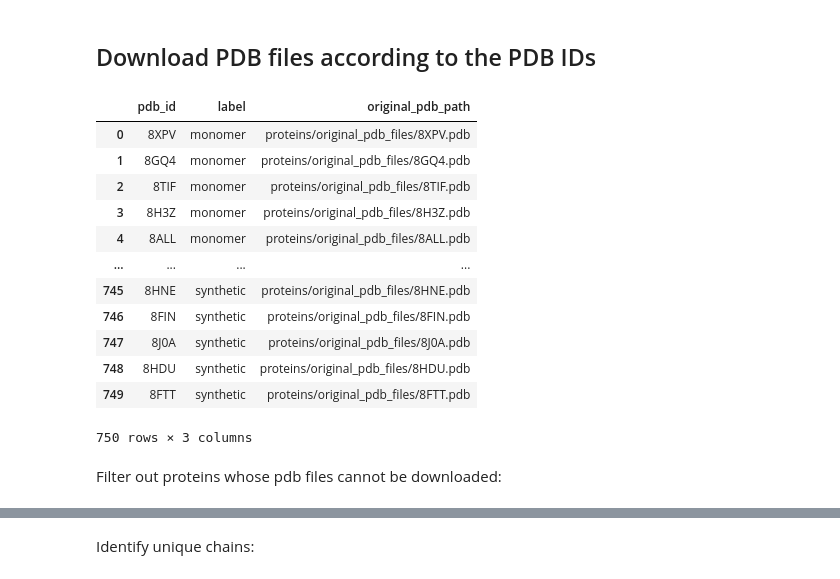
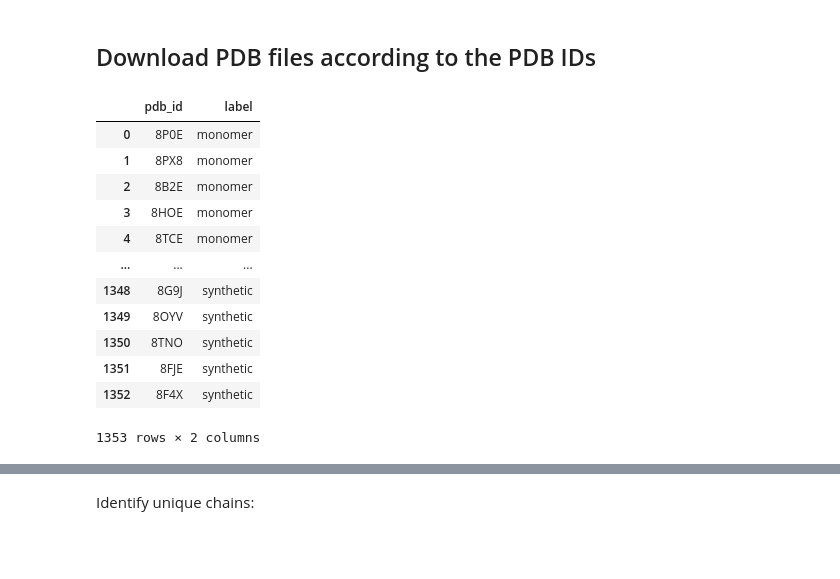
Before and after one commit to ML-Bioinfo-CEITEC/CAoPSPT, a Jupyter notebook: protein_loading.ipynb, the cells around one changed output, grey strips where cells are left out. Cells and saved outputs as stored; diff of their text form; code cells hidden in the pictures; blank space fills up the shorter version.

```diff
--- a/protein_loading.ipynb
+++ b/protein_loading.ipynb
@@ -23,7 +8,19 @@ CHAIN_FASTA_FILES_DIRECTORY = "proteins/chain_fasta_files"
+# %%
+DATA_DIRECTORY = "data"
+if not os.path.exists(DATA_DIRECTORY):
+    os.makedirs(DATA_DIRECTORY)
+
+PROTEIN_DIRECTORY = "data/proteins"
+if not os.path.exists(PROTEIN_DIRECTORY):
+    os.makedirs(PROTEIN_DIRECTORY)
 # %% [markdown]
 ## Load `proteins` dataframe from csv file
 # %%
-proteins = pd.read_csv("proteins/original_protein_dataset.csv")
+proteins = pd.read_csv("data/proteins_dataset.csv")
+for pdb_id in proteins["pdb_id"]:
+    if not os.path.exists(f"{PROTEIN_DIRECTORY}/{pdb_id}"):
+        os.makedirs(f"{PROTEIN_DIRECTORY}/{pdb_id}")
+
 proteins
 # %% [output]
 |  | pdb_id | label |
@@ -42,51 +39,53 @@ proteins
 # %% [markdown]
 ## Download PDB files according to the PDB IDs
 # %%
-def download_structure(pdb_id: str, directory: str) -> Optional[str]:
+def download_structure(pdb_id: str, directory: str) -> bool:
     """
     Downloads the pdb file with structure corresponding to the given PDB ID.
 
     Parameters:
         pdb_id (str): PDB ID of the structure
         directory (str): path to the directory where the downloaded file should be stored
 
     Returns:
-        the path to the downloaded file or None if the process fails
+        boolean indicating whether downloading was successful or not
     """
     try:
         # download 3D structure based on PDB ID:
         pdb_id_lower = pdb_id.lower()
         response = requests.get(f'https://files.rcsb.org/download/{pdb_id_lower}.pdb')
         if not response.ok or response.text == 'N/A':
-            return None
+            return False
         structure = response.text
 
         # save the downloaded structure to a pdb file:
-        path_file = f'{directory}/{pdb_id}.pdb'
-        with open(path_file, 'w') as f:
+        path = f'{directory}/{pdb_id}/{pdb_id}_original.pdb'
+        with open(path, 'w') as f:
             f.write(structure)
-        return path_file
+        return True
 
     except:
-        return None
+        return False
 
 
-proteins["original_pdb_path"] = proteins.apply(lambda row: download_structure(row["pdb_id"], ORIGINAL_PDB_FILES_DIRECTORY),
-                                               axis = 1)
+success = proteins.apply(lambda row: download_structure(row["pdb_id"], PROTEIN_DIRECTORY), axis = 1)
+
+discarded_proteins = proteins.loc[~success].reset_index(drop=True)
+discarded_proteins["reason"] = np.repeat("cannot download pdb file", len(discarded_proteins))
+proteins = proteins.loc[success].reset_index(drop=True)
+
 proteins
 # %% [output]
-|  | pdb_id | label | original_pdb_path |
-| 0 | 8XPV | monomer | proteins/original_pdb_files/8XPV.pdb |
-| 1 | 8GQ4 | monomer | proteins/original_pdb_files/8GQ4.pdb |
-| 2 | 8TIF | monomer | proteins/original_pdb_files/8TIF.pdb |
-| 3 | 8H3Z | monomer | proteins/original_pdb_files/8H3Z.pdb |
-| 4 | 8ALL | monomer | proteins/original_pdb_files/8ALL.pdb |
-| ... | ... | ... | ... |
-| 745 | 8HNE | synthetic | proteins/original_pdb_files/8HNE.pdb |
-| 746 | 8FIN | synthetic | proteins/original_pdb_files/8FIN.pdb |
-| 747 | 8J0A | synthetic | proteins/original_pdb_files/8J0A.pdb |
-| 748 | 8HDU | synthetic | proteins/original_pdb_files/8HDU.pdb |
-| 749 | 8FTT | synthetic | proteins/original_pdb_files/8FTT.pdb |
+|  | pdb_id | label |
+| 0 | 8P0E | monomer |
+| 1 | 8PX8 | monomer |
+| 2 | 8B2E | monomer |
+| 3 | 8HOE | monomer |
+| 4 | 8TCE | monomer |
+| ... | ... | ... |
+| 1348 | 8G9J | synthetic |
+| 1349 | 8OYV | synthetic |
+| 1350 | 8TNO | synthetic |
+| 1351 | 8FJE | synthetic |
+| 1352 | 8F4X | synthetic |
-750 rows × 3 columns
+1353 rows × 2 columns
-# %% [markdown]
-Filter out proteins whose pdb files cannot be downloaded:
```
Also changed, not shown: parts of 20 cells of this notebook.
